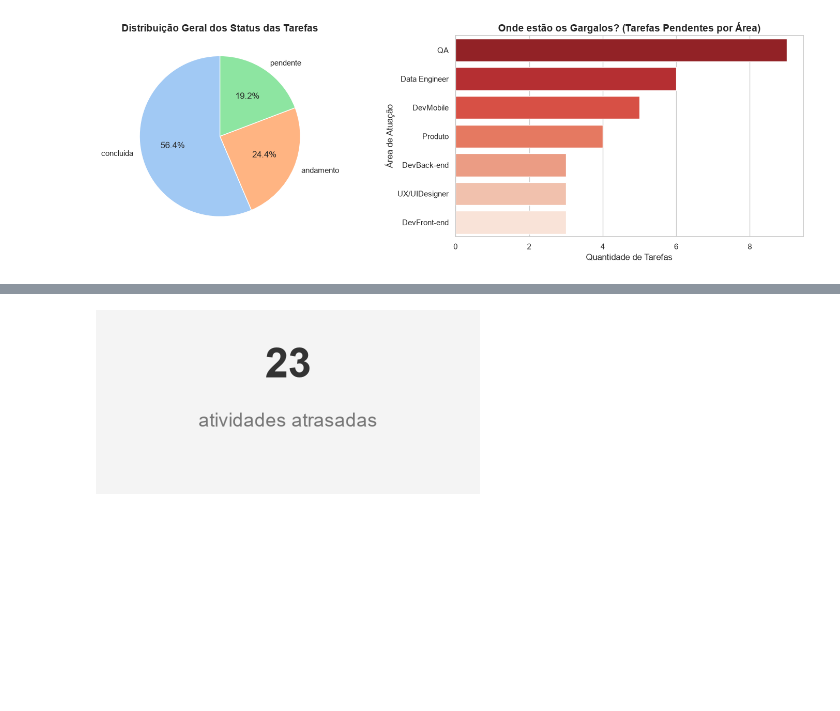
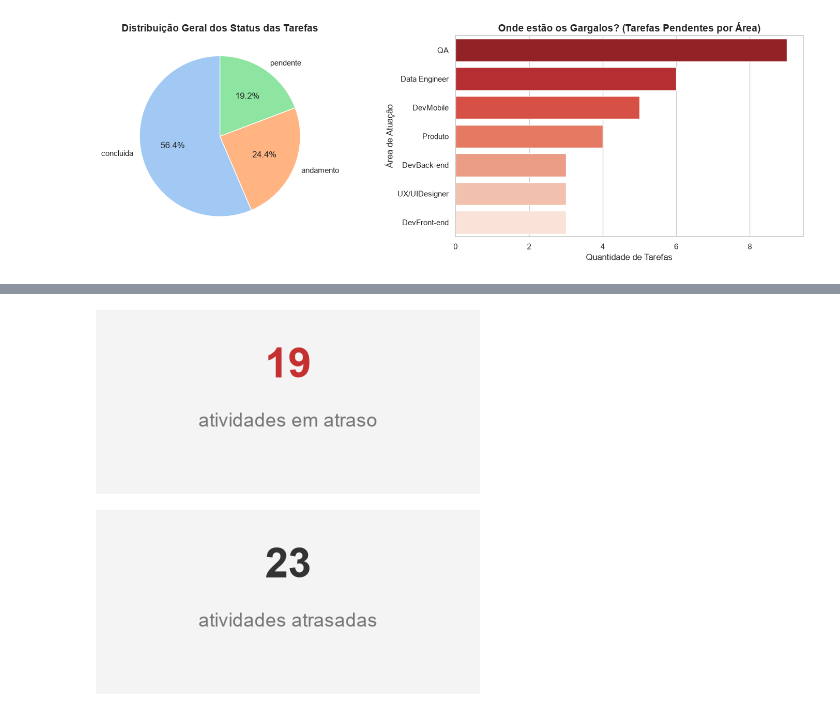
Before and after one commit to JeanCCavalcante/Projeto-Final-Formacao-Full-Stack-, a Jupyter notebook: data_analysis/notebooks/analise_unificada.ipynb, the cells around one changed output, grey strips where cells are left out. Cells and saved outputs as stored; diff of their text form; code cells hidden in the pictures; blank space fills up the shorter version.

```diff
--- a/data_analysis/notebooks/analise_unificada.ipynb
+++ b/data_analysis/notebooks/analise_unificada.ipynb
@@ -323,22 +323,6 @@ def sinalizar_status_real(linha):
 
 tabela['Diagnostico'] = tabela.apply(sinalizar_status_real, axis=1)
 #Tabela de atividades que
-historico_geral = tabela[tabela['status_atual'] == 'concluida']
-media_por_prioridade = historico_geral.groupby('prioridade')['duracao_em_dias'].mean().round(1)
-
-# Injetamos a meta na tabela cruzando a prioridade
-tabela['meta_dias'] = tabela['prioridade'].map(media_por_prioridade)
-
-def sinalizar_status_real(linha):
-    dias = linha['duracao_em_dias']
-    meta = linha['meta_dias']
-    if pd.isna(meta) or pd.isna(dias):
-        return None
-    if dias > (meta * 2):
-        return '🔴 Crítico'
-    return None
-
-tabela['Diagnostico'] = tabela.apply(sinalizar_status_real, axis=1)
 tabela['dias_de_atraso'] = tabela['duracao_em_dias'] - tabela['meta_dias']
 
 tabela_ativas = tabela[tabela['status_atual'].isin(['andamento', 'pendente'])].copy()
@@ -379,3 +353,50 @@ display(tabela_problemas)
+# %%
+import pandas as pd
+import numpy as np
+import matplotlib.pyplot as plt
+
+
+historico_geral = tabela[tabela['status_atual'] == 'concluida'].copy()
+media_ciclo_prioridade = historico_geral.groupby('prioridade')['tempo_conclusao_dias'].mean().round(1)
+
+# 3. Mapear a meta de ciclo de vida para a tabela principal
+tabela['meta_ciclo_dias'] = tabela['prioridade'].map(media_ciclo_prioridade)
+
+# 4. Calcular o tempo real decorrido desde a CRIAÇÃO para o cenário atual
+tabela['dias_decorridos_total'] = np.where(
+    tabela['status_atual'] == 'concluida',
+    tabela['tempo_conclusao_dias'],
+    (databcorte - tabela['data_criacao']).dt.days
+)
+
+# 5. Filtrar APENAS quem está ativo (andamento/pendente) E estourou a meta de ciclo
+condicao_status = tabela['status_atual'].isin(['andamento', 'pendente'])
+condicao_atraso = tabela['dias_decorridos_total'] > tabela['meta_ciclo_dias']
+
+atrasadas = tabela[condicao_status & condicao_atraso].copy()
+
+# 6. Calcular o volume exato e fidedigno para o Card
+total_atrasadas_count = atrasadas.shape[0]
+
+# --- RENDERIZAÇÃO DO CARD INTERATIVO ---
+fig, ax = plt.subplots(figsize=(4, 2))
+ax.patch.set_facecolor('#f4f4f4')
+fig.patch.set_facecolor('#f4f4f4')
+
+# Limpar eixos e bordas
+for spine in ax.spines.values():
+    spine.set_visible(False)
+ax.xaxis.set_visible(False)
+ax.yaxis.set_visible(False)
+
+# Exibir os dados com destaque semântico (Cor de Alerta)
+ax.text(0.5, 0.65, str(total_atrasadas_count), fontsize=30, fontweight='bold', ha='center', color='#C53030', transform=ax.transAxes)
+ax.text(0.5, 0.35, 'atividades em atraso', fontsize=14, ha='center', color='#777777', transform=ax.transAxes)
+
+plt.tight_layout()
+plt.show()
+# %% [output]
+[figure, added]
 # %%
 
 
```
Also changed, not shown: parts of 4 cells of this notebook, 8 other files.
